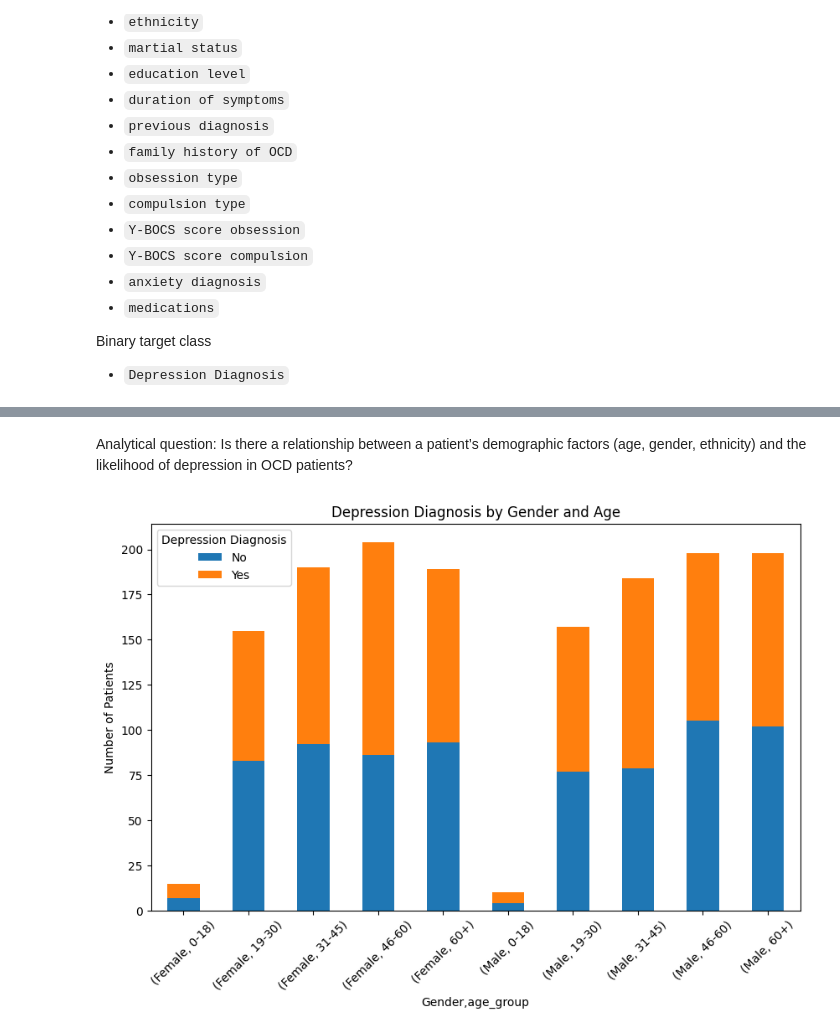
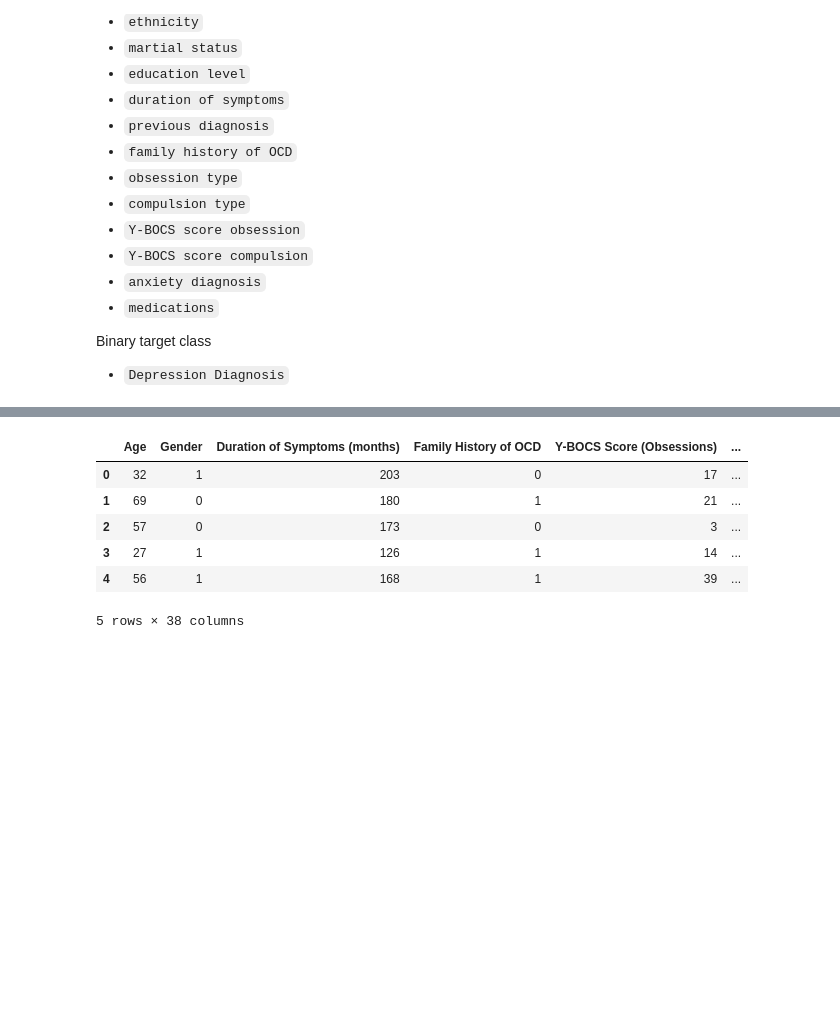
Before and after one commit to aalexakos/Depression-Detection, a Jupyter notebook: JupyterNotebookDepressionDataset.ipynb, the cells around one changed output, grey strips where cells are left out. Drawn from its saved outputs; the diff is of its cells as text; code cells hidden in the pictures; blank space fills up the shorter version.

```diff
--- a/JupyterNotebookDepressionDataset.ipynb
+++ b/JupyterNotebookDepressionDataset.ipynb
@@ -478,5 +496,5 @@ RANDOM_SEED = 2023
 np.random.seed(RANDOM_SEED)
 # %%
 # Drop columns which are not needed, only keep input features and the target variable
-df_p.drop(columns=["Patient ID"], inplace=True)
-df_p
+df_p.drop(columns=["Patient ID", "age_group"], inplace=True)
+dfp = df_p
@@ -497,18 +501,21 @@ df_p
-# %% [markdown]
-Analytical question: Is there a relationship between a patient’s demographic factors (age,
-gender, ethnicity) and the likelihood of depression in OCD patients?
-# %%
-df_temp=df
-df_temp['Gender'] = df['Gender'].replace({1: 'Male', 0: 'Female'})
-df_temp['Depression Diagnosis'] = df['Depression Diagnosis'].replace({1: 'Yes', 0: 'No'})
-
-df_grouped = df_temp.groupby(['Gender', 'age_group','Depression Diagnosis']).size().unstack()
-
-# Plot stacked bar chart
-df_grouped.plot(kind='bar', stacked=True, figsize=(10, 6))
-plt.title('Depression Diagnosis by Gender and Age')
-plt.ylabel('Number of Patients')
-plt.xticks(rotation=45)
-plt.show()
-# %% [output]
-[figure, removed]
+# %%
+from sklearn.preprocessing import LabelEncoder
+
+# Create a label encoder
+label_encoder = LabelEncoder()
+# Fit and transform the Gender column
+dfp['Gender'] = label_encoder.fit_transform(dfp['Gender'])
+# Now, 'Male' will be represented as 0 and 'Female' as 1
+
+dfp['Depression Diagnosis'] = label_encoder.fit_transform(dfp['Depression Diagnosis'])
+# 0 absence, 1 depression diagnosis
+# %%
+dfp.head()
+# %% [output]
+|  | Age | Gender | Duration of Symptoms (months) | Family History of OCD | Y-BOCS Score (Obsessions) | ... |
+| 0 | 32 | 1 | 203 | 0 | 17 | ... |
+| 1 | 69 | 0 | 180 | 1 | 21 | ... |
+| 2 | 57 | 0 | 173 | 0 | 3 | ... |
+| 3 | 27 | 1 | 126 | 1 | 14 | ... |
+| 4 | 56 | 1 | 168 | 1 | 39 | ... |
+5 rows × 38 columns
```
Also changed, not shown: parts of 5 cells of this notebook, 7 other files.
